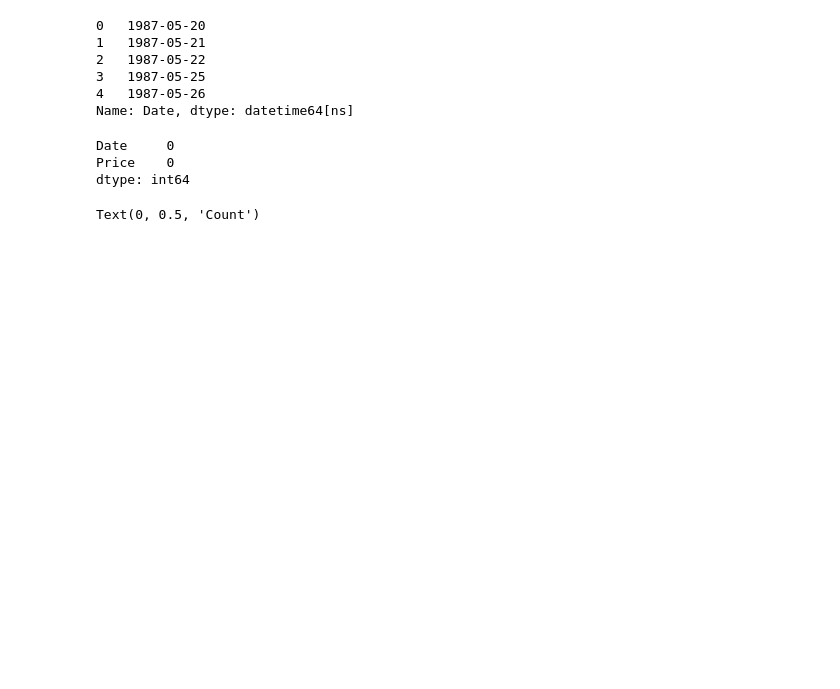
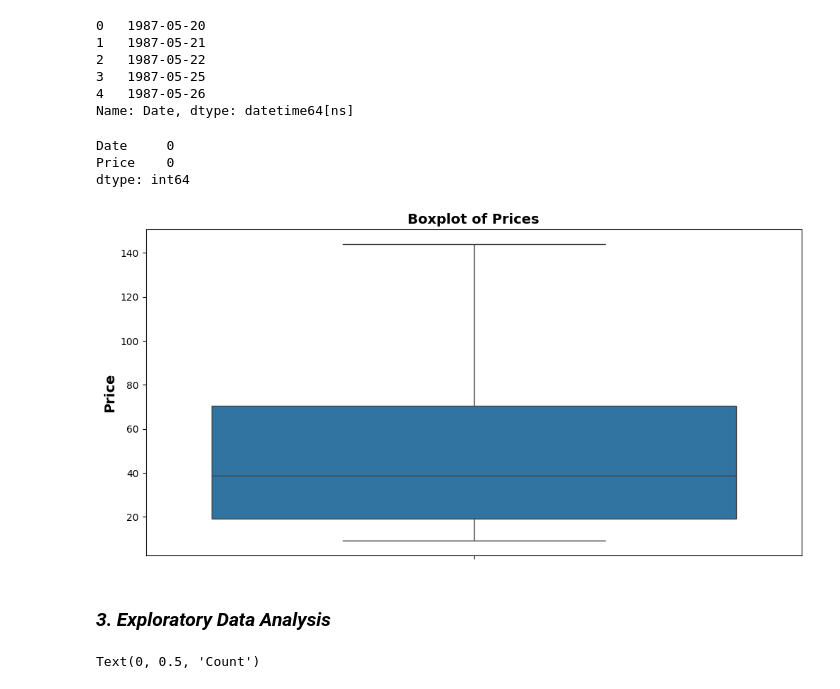
Before and after one commit to wastb/KIAM-Week10, a Jupyter notebook: notebooks/EDA.ipynb, the cells around one changed output. Saved outputs shown, nothing was run; the diff lists cells and outputs as text; code cells hidden in the pictures; blank space fills up the shorter version.

```diff
--- a/notebooks/EDA.ipynb
+++ b/notebooks/EDA.ipynb
@@ -65,6 +75,17 @@ df.isnull().sum()
 Date     0
 Price    0
 dtype: int64
+# %%
+# Visualize the data to check for outliers
+plt.figure(figsize=(12, 6))
+sns.boxplot(y=df['Price'])
+plt.title('Boxplot of Prices',fontsize=14, fontweight="bold")
+plt.ylabel('Price',fontsize=14, fontweight="bold")
+plt.show()
+# %% [output]
+[figure, added]
+# %% [markdown]
+### ***3. Exploratory Data Analysis***
 # %%
 #Check for distribution of 'Price'
 fig,axis = plt.subplots(figsize=(12,6))
```
Also changed, not shown: parts of 8 cells of this notebook.
